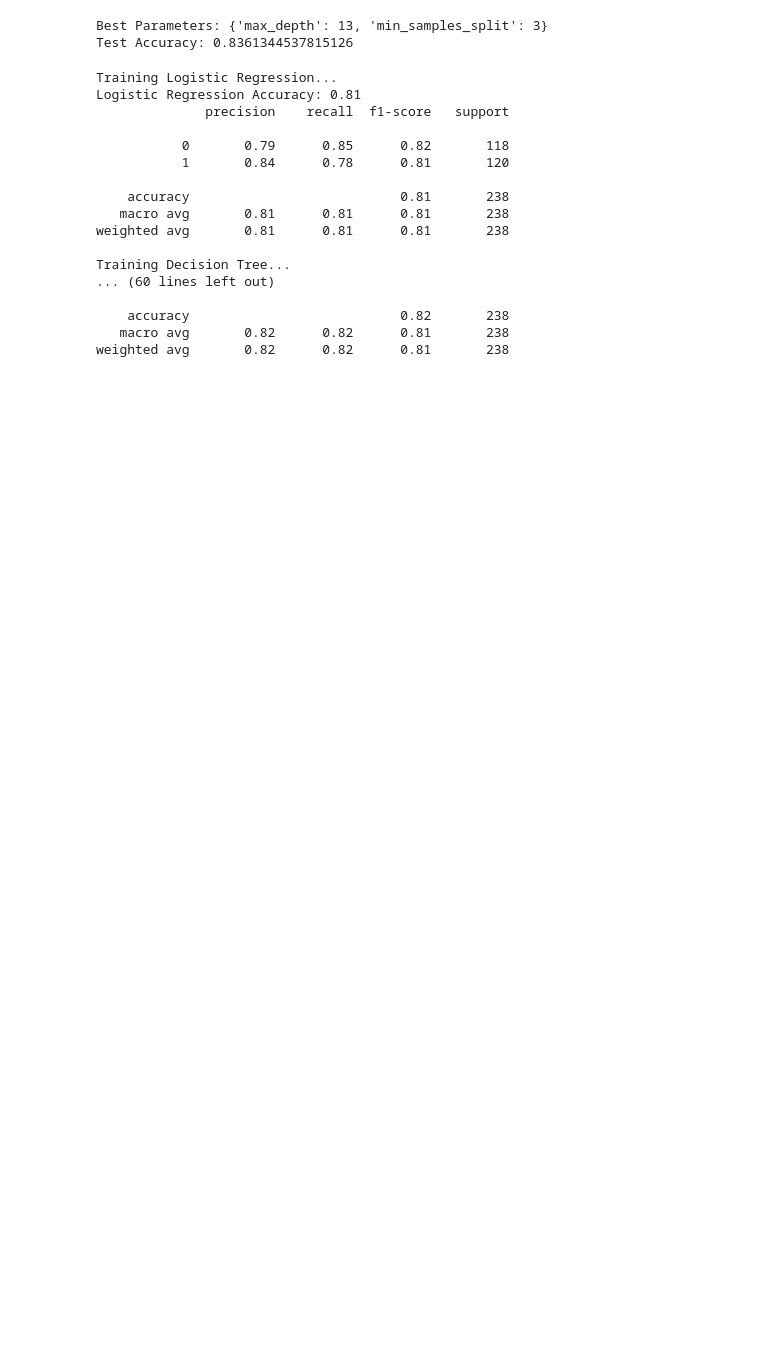
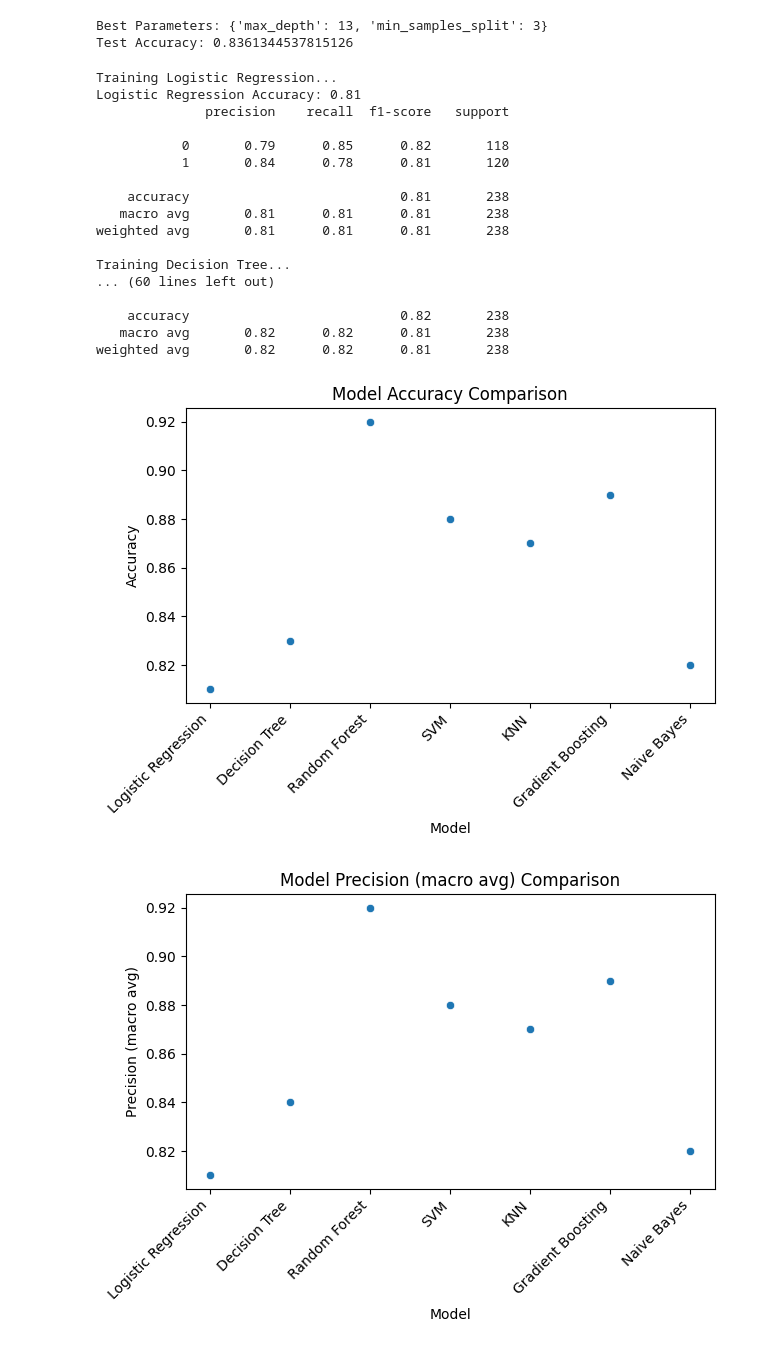
Before and after one commit to Abhkrishnan/MachineLearningGroup12, a Jupyter notebook: PorjectOne/code.ipynb, the cells around one changed output. Drawn from its saved outputs; the diff is of its cells as text; code cells hidden in the pictures; blank space fills up the shorter version.

Commit message:
Converting results into Df

```diff
--- a/PorjectOne/code.ipynb
+++ b/PorjectOne/code.ipynb
@@ -178,3 +178,20 @@ Training Decision Tree...
     accuracy                           0.82       238
    macro avg       0.82      0.82      0.81       238
 weighted avg       0.82      0.82      0.81       238
+# %%
+#COnvert the result into a datafram
+results_df= pd.DataFrame(results)
+modelComparisionColumns=results_df.drop(columns=['Model']).columns.to_list()
+# %%
+for i in modelComparisionColumns:
+
+
+    sns.scatterplot(y= results_df[i],x = results_df['Model'])
+
+    plt.xticks(rotation=45, ha="right")
+    plt.title(f"Model {i} Comparison")
+    plt.tight_layout()
+    plt.show()
+# %% [output]
+[figure, added]
+[figure, added]
```
Also changed, not shown: parts of 3 cells of this notebook.
